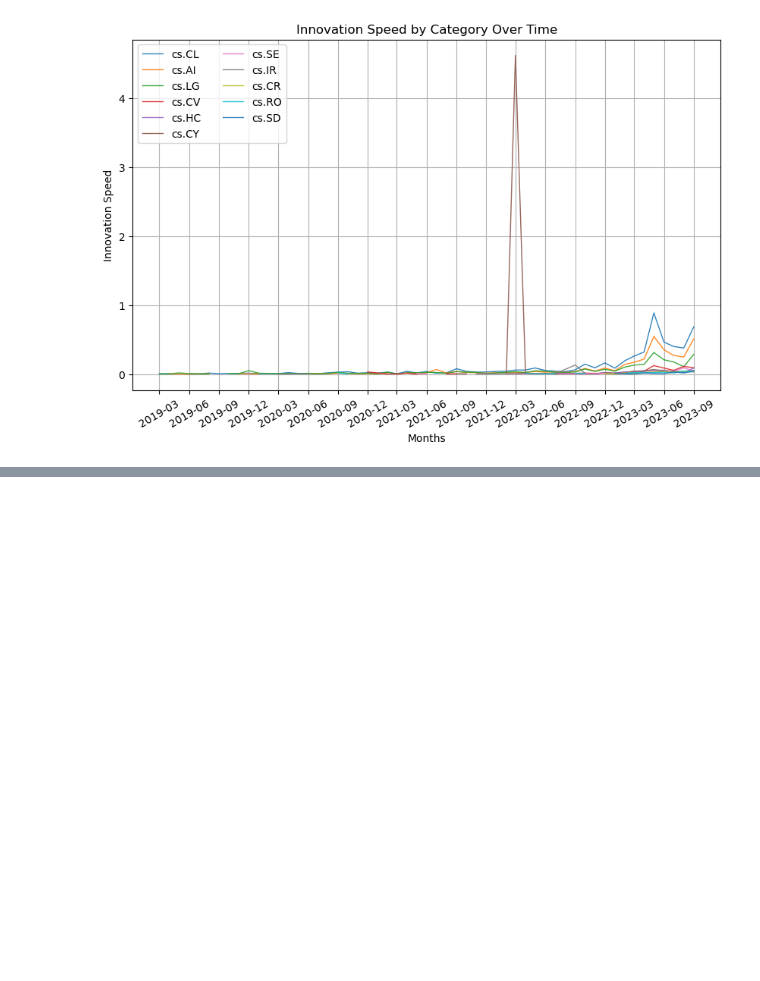
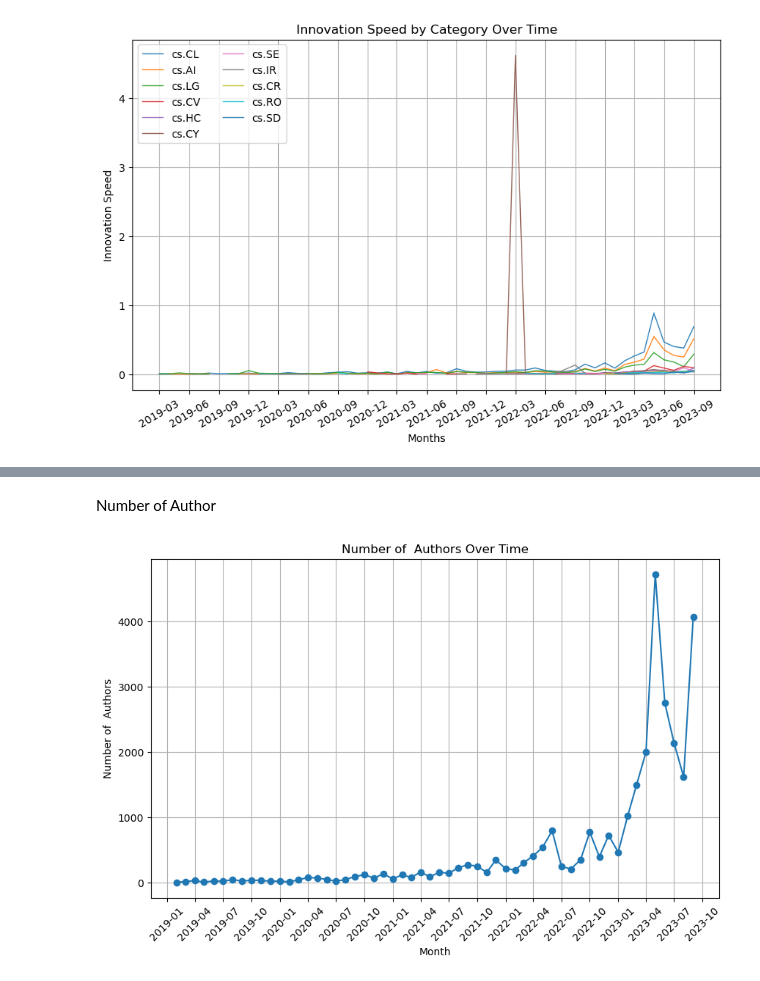
Before and after one commit to jiaweixu98/ChatGPTinnovationWaves, a Jupyter notebook: llm_final_paper.ipynb, the cells around one changed output, grey strips where cells are left out. Drawn from its saved outputs; the diff is of its cells as text; code cells hidden in the pictures; blank space fills up the shorter version.

```diff
--- a/llm_final_paper.ipynb
+++ b/llm_final_paper.ipynb
@@ -275,0 +335,47 @@ plt.show()
+# %% [markdown]
+Number of Author
+# %%
+import matplotlib.pyplot as plt
+
+# Initialize an empty dictionary to store the count of new authors for each month
+authors_count = {}
+
+# Sort the DataFrame by 'Month'
+df = df.sort_values('Month')
+
+# For each row in the DataFrame
+for index, row in df.iterrows():
+    # Extract the authors
+    authors = row['authors_y']
+    # For each author
+    for author in authors:
+        authors_count[row['Month']] = authors_count.get(row['Month'], 0) + 1
+
+# Convert the dictionary to a DataFrame for plotting
+df_new_authors = pd.DataFrame(list(authors_count.items()), columns=['Month', 'NewAuthors'])
+
+# Convert 'Month' to string
+df_new_authors['Month'] = df_new_authors['Month'].astype(str)
+
+import matplotlib.dates as mdates
+
+# Convert 'Month' back to datetime
+df_new_authors['Month'] = pd.to_datetime(df_new_authors['Month'])
+
+# Plot the number of new authors for each month
+plt.figure(figsize=(10, 6))
+plt.plot(df_new_authors['Month'], df_new_authors['NewAuthors'], marker='o')  # add marker
+
+# Set x-axis ticks at a three-month interval
+ax = plt.gca()
+ax.xaxis.set_major_locator(mdates.MonthLocator(interval=3))
+ax.xaxis.set_major_formatter(mdates.DateFormatter('%Y-%m'))
+
+plt.xlabel('Month')
+plt.ylabel('Number of  Authors')
+plt.title('Number of  Authors Over Time')
+plt.xticks(rotation=45)  # rotate x-axis labels for better visibility
+plt.grid(True)  # add grid
+plt.show()
+# %% [output]
+[figure, added]
```
Also changed, not shown: parts of 27 cells of this notebook.
